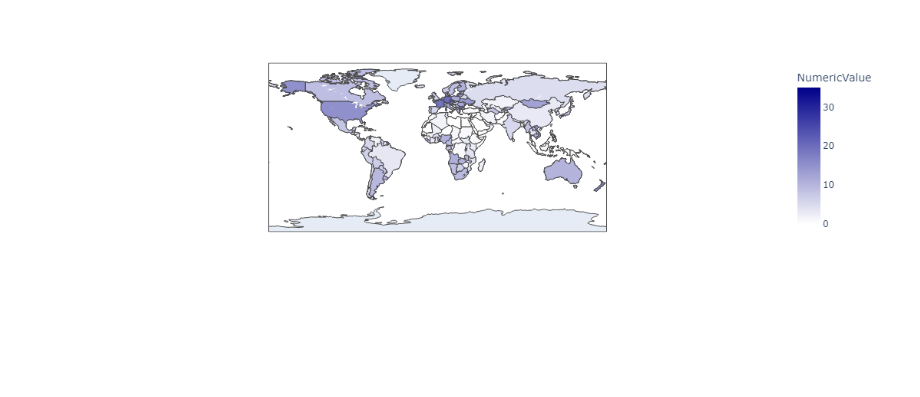
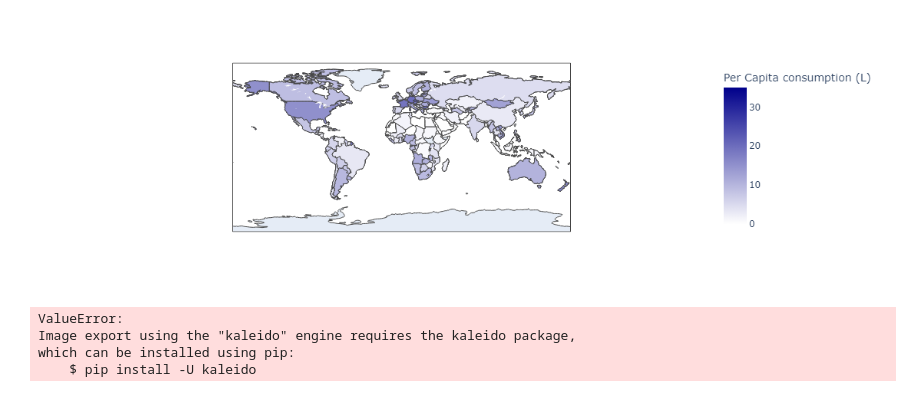
Before and after one commit to ThePennyGoblin/SMU_BootCamp_-Project_1, a Jupyter notebook: WHO Data API/Scratchpad_Visuals_Caite.ipynb, the cells around one changed output. Drawn from its saved outputs; the diff is of its cells as text; code cells hidden in the pictures; blank space fills up the shorter version.

```diff
--- a/WHO Data API/Scratchpad_Visuals_Caite.ipynb
+++ b/WHO Data API/Scratchpad_Visuals_Caite.ipynb
@@ -13,6 +13,7 @@ import plotly.express as px
 # 'location_code_column' is the column in your dataset that contains the location codes
 data = pd.read_csv("./df_5.csv")
 
+# Create the choropleth map
 fig = px.choropleth(data,
                     locations="SpatialDim",
                     color="NumericValue",
@@ -22,5 +23,13 @@ fig = px.choropleth(data,
                         [1.0,"darkblue"]
                     ],
                     range_color=(0, 35))
+
+# Update the layout to set the legend title
+fig.update_layout(coloraxis_colorbar=dict(title="Per Capita consumption (L)"))
+
+# Show the plot
 fig.show()
+
+# Save the figure as an image file
+fig.write_image("per_capita_consumption.png")
 # %% [output]
@@ -28 +36,5 @@ fig.show()
-[figure, old version]
+[figure, new version]
+ValueError:
+Image export using the "kaleido" engine requires the kaleido package,
+which can be installed using pip:
+    $ pip install -U kaleido
```
Also changed, not shown: parts of 1 cell of this notebook, 11 other files.
